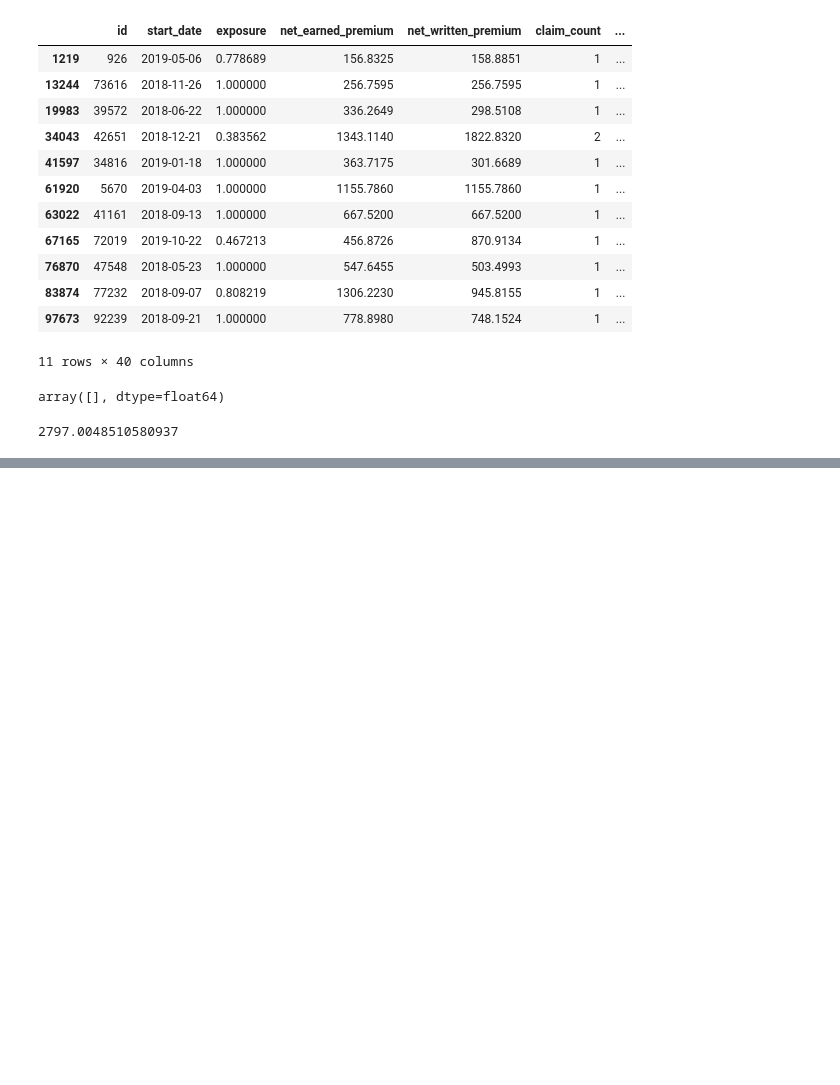
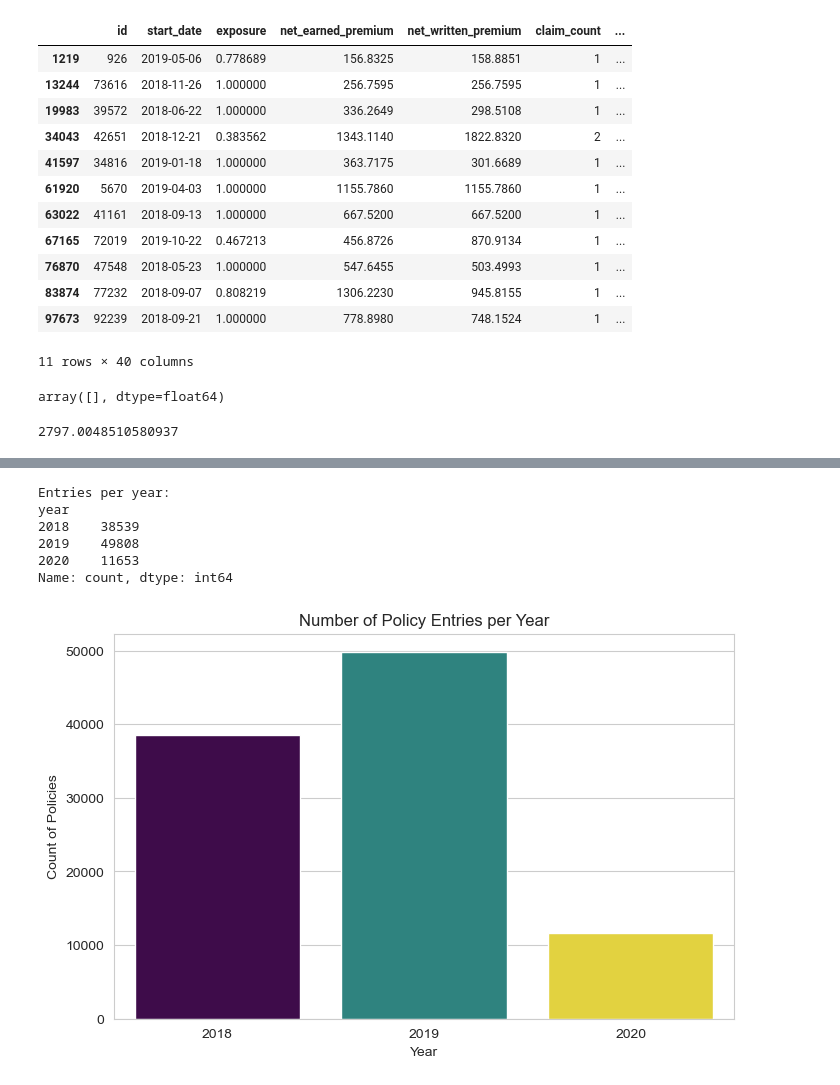
Before and after one commit to KemalYukselir/Hastings-Task, a Jupyter notebook: main.ipynb, the cells around one changed output, grey strips where cells are left out. Saved outputs shown, nothing was run; the diff lists cells and outputs as text; code cells hidden in the pictures; blank space fills up the shorter version.

```diff
--- a/main.ipynb
+++ b/main.ipynb
@@ -126,0 +151,27 @@ average_claim
+# %%
+# Extract year from start_date for the full dataset
+insurance_df['year'] = insurance_df['start_date'].dt.year
+
+# Count number of entries per year
+entries_per_year = insurance_df['year'].value_counts().sort_index()
+
+print("Entries per year:")
+print(entries_per_year)
+
+# Plot the distribution
+plt.figure(figsize=(8,5))
+sns.barplot(x=entries_per_year.index, y=entries_per_year.values,  hue=entries_per_year.index, palette='viridis')
+# Remove legend
+plt.legend().remove()
+plt.title("Number of Policy Entries per Year")
+plt.xlabel("Year")
+plt.ylabel("Count of Policies")
+plt.show()
+# %% [output]
+Entries per year:
+year
+2018    38539
+2019    49808
+2020    11653
+Name: count, dtype: int64
+[figure, added]
```
Also changed, not shown: parts of 2 cells of this notebook.
